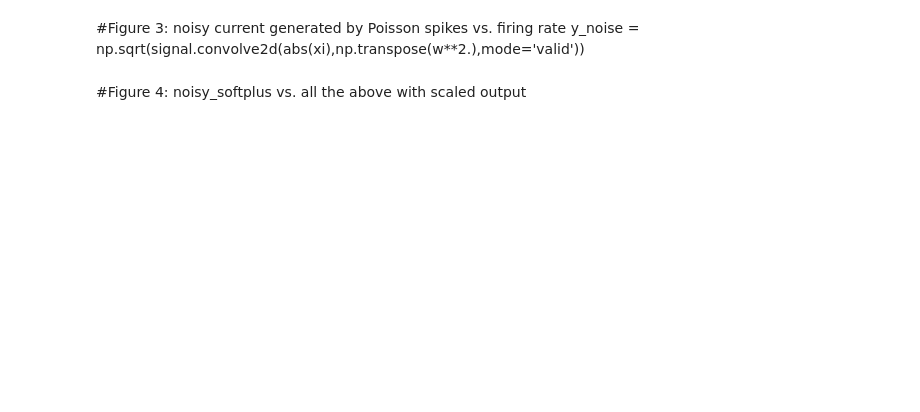
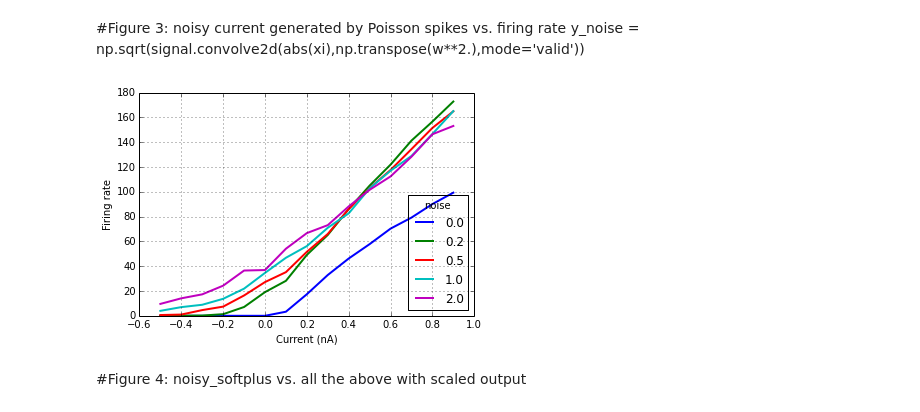
Before and after one commit to qian-liu/iconip2016, a Jupyter notebook: code/figure.ipynb, the cells around one changed output. Cells and saved outputs as stored; diff of their text form; code cells hidden in the pictures; blank space fills up the shorter version.

```diff
--- a/code/figure.ipynb
+++ b/code/figure.ipynb
@@ -72,4 +119,16 @@ for i in range(len(curve)):
 # %% [markdown]
 #Figure 3: noisy current generated by Poisson spikes vs. firing rate
 y_noise = np.sqrt(signal.convolve2d(abs(xi),np.transpose(w**2.),mode='valid'))
+# %%
+def gen_spikesource(num, dur, rate):
+    from mnist_utils import poisson_generator
+    spike_source_data = [[] for i in range(num)]
+    for i in range(num):
+        t_start = 0
+        t_stop = dur
+        spikes = poisson_generator(rate, t_start, t_stop)
+        if spikes != []:
+            spike_source_data[i].extend(spikes)
+
+    return spike_source_data
 # %%
@@ -91,5 +173,30 @@ def noise_current(current, stdnoise, cell_params_lif, trial):
         ratelist[i] = len(spikes)*1000./runtime
     p.end()
     return ratelist.mean(), ratelist.max(), ratelist.min()
+# %%
+trial = 1
+stdnoise = np.array([0, 0.2, 0.5, 1., 2.])
+current = np.arange(-0.5,1,0.1)
+
+x_num = current.size
+noise_num = stdnoise.size
+rate_mean2 = np.zeros((x_num, stdnoise.size))
+rate_max2 = np.zeros((x_num, stdnoise.size))
+rate_min2 = np.zeros((x_num, stdnoise.size))
+for j in range(noise_num):
+    for i in range(x_num):
+        rate_mean2[i,j], rate_max2[i,j], rate_min2[i,j] = noise_poisson(current[i], stdnoise[j],trial)
+# %%
+curve = plt.plot(current, rate_mean2, linewidth=2)
+for i in range(len(curve)):
+    c = plt.getp(curve[i],'color')
+    #plt.fill_between(current, rate_min2[:,i], rate_max2[:,i], facecolor=c, alpha=0.5, interpolate=True)
+plt.grid('on')
+plt.xlabel('Current (nA)')
+plt.ylabel('Firing rate')
+plt.legend(curve, stdnoise, title='noise', loc='lower right') #, shadow=True loc='upper left'
+plt.savefig('pic/3.pdf')
+# %% [output]
+[figure, added]
 # %% [markdown]
 #Figure 4: noisy_softplus vs. all the above with scaled output
```
Also changed, not shown: parts of 22 cells of this notebook, 32 other files.
